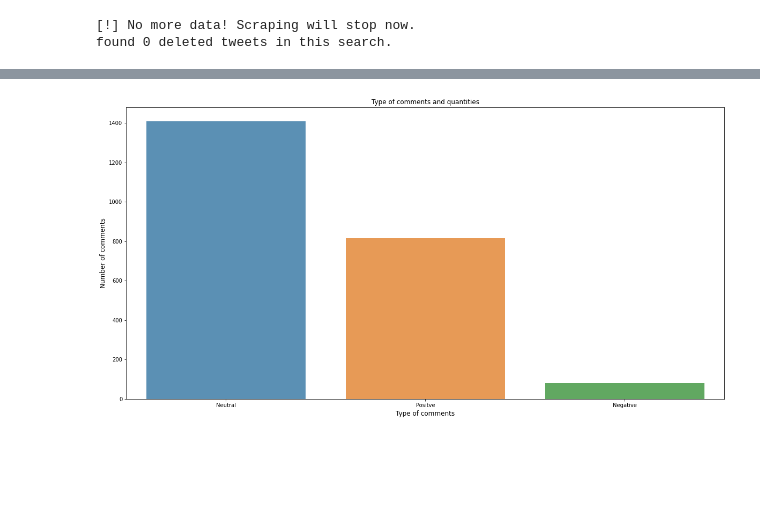
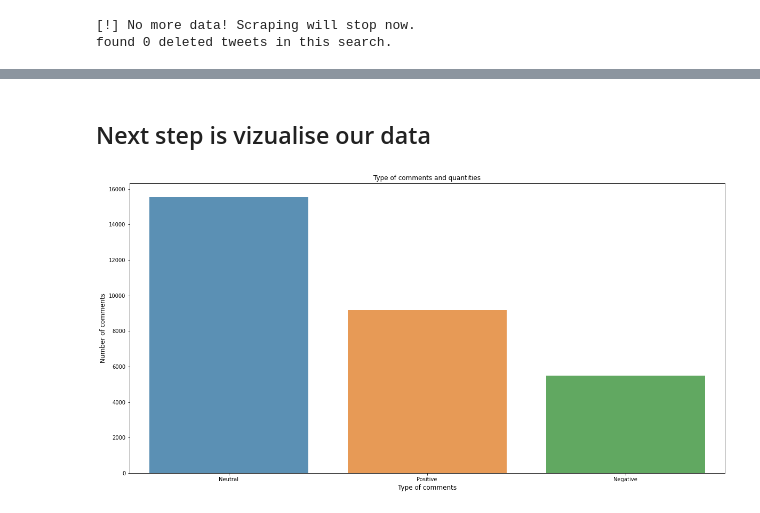
Before and after one commit to DavidHdezU/TwitterDataAnalyser, a Jupyter notebook: DEMO.ipynb, the cells around one changed output, grey strips where cells are left out. Cells and saved outputs as stored; diff of their text form; code cells hidden in the pictures; blank space fills up the shorter version.

Commit message:
Finishing DEMO.ipynb and current data analysis ideas...

```diff
--- a/DEMO.ipynb
+++ b/DEMO.ipynb
@@ -11,6 +13,6 @@ nest_asyncio.apply()
 scrapper = TwintScrapper()
 # %%
 # Define our search parameters
-user = "Max33Verstappen"
-start_date = "2021-07-01"
-end_sate = "2021-07-15"
+user = "POTUS"
+start_date = "2021-08-01"
+end_sate = "2021-08-04"
@@ -34,6 +39,6 @@ found 0 deleted tweets in this search.
 # %%
 # Create replies Data Frame
-MV_replies = scrapper.search_replies_to(user, start_date, end_sate, False, "")
+biden_replies = scrapper.search_replies_to(user, start_date, end_sate, False, "")
 # %% [output]
 [!] No more data! Scraping will stop now.
 found 0 deleted tweets in this search.
@@ -96,16 +103,16 @@ MV_posts.head()
+# %% [markdown]
+## Next step is vizualise our data
 # %%
 # We're just going to plot how many Neutral, Positive and Negative comments are
 graphGenerator = GraphGenerator()
 # %%
 import pandas as pd
 # %%
-sentiment_comments = pd.DataFrame(MV_replies['sentiment'].value_counts())
-comments = ['Neutral', 'Positve', 'Negative']
-values = list(sentiment_comments['sentiment'])
+sentiment_comments = biden_replies['sentiment'].value_counts()
 # %%
-graphGenerator.genera_grafica_barras(comments, values, "Type of comments and quantities", "Type of comments", "Number of comments")
+graphGenerator.create_graph_bar(sentiment_comments.index, sentiment_comments.values, "Type of comments and quantities", "Type of comments", "Number of comments")
 # %% [output]
-[figure, old version]
+[figure, new version]
 # %%
 # Now we are going to see wich are the most frequent words in the comments
 nlp_processor = NLP('english')
```
Also changed, not shown: parts of 39 cells of this notebook, 6 other files.
